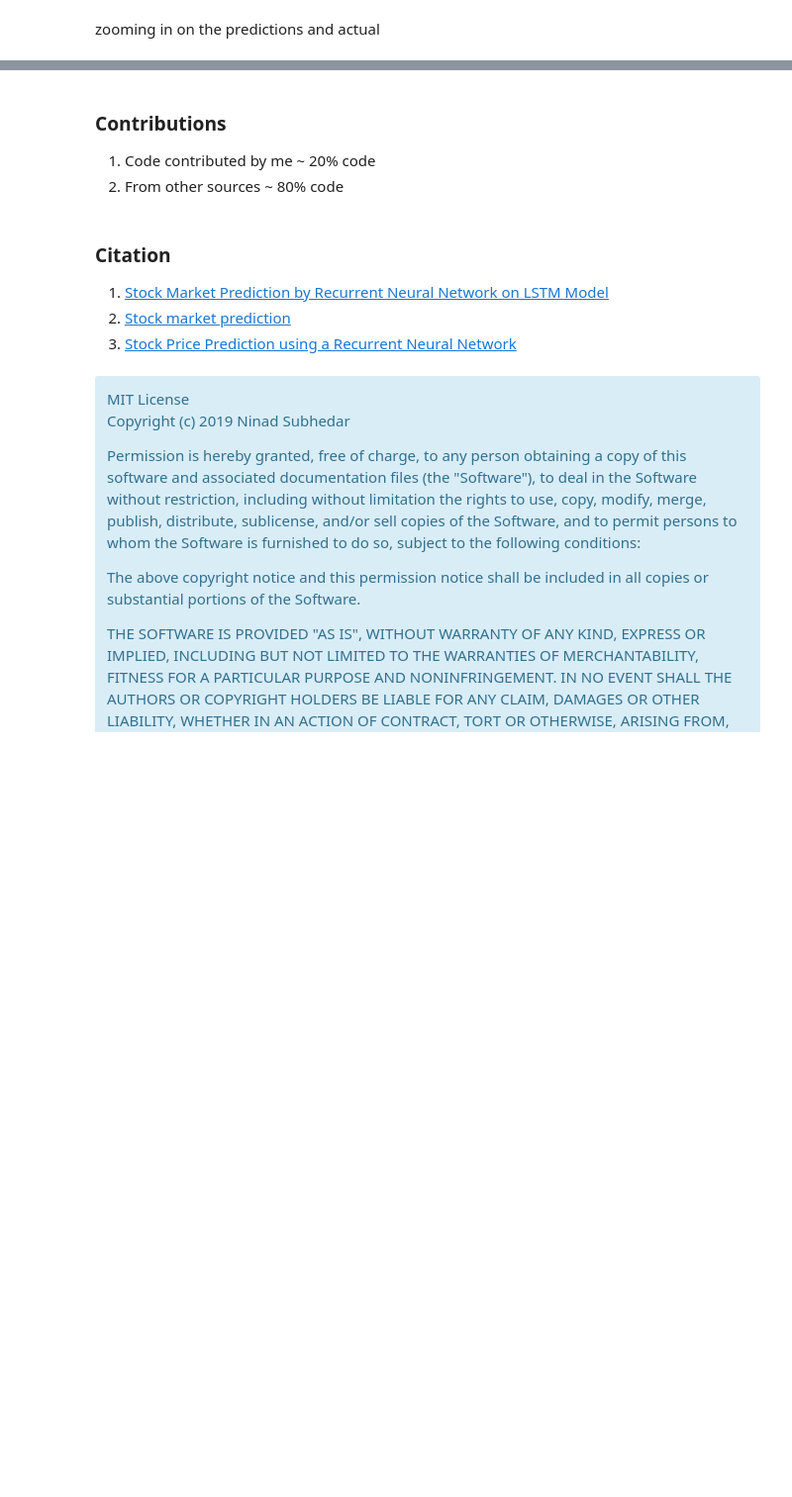
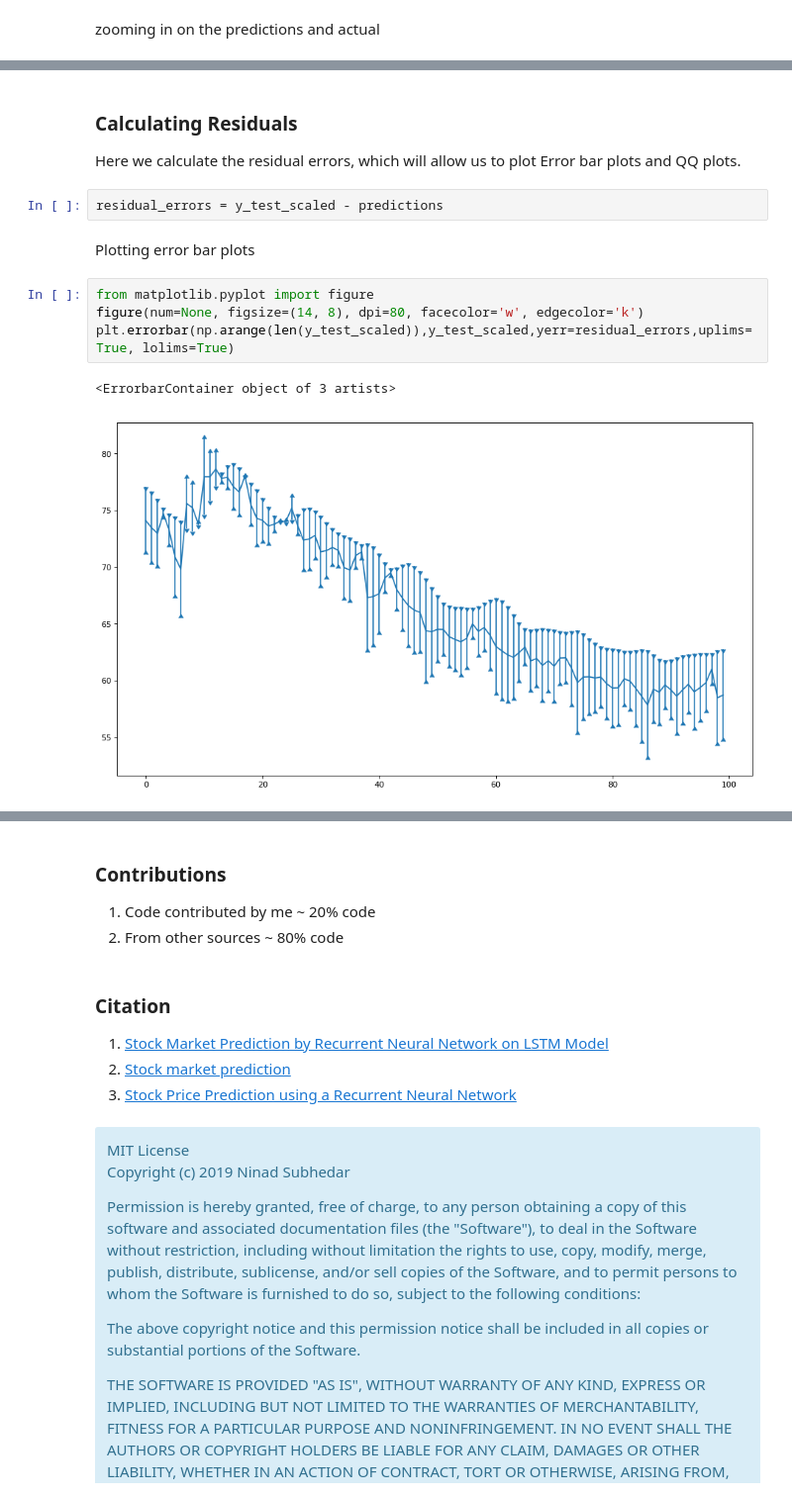
Before and after one commit to ninadsubhedar/StockPredictionWithLSTM, a Jupyter notebook: StockPricePredictionWithLSTM.ipynb, the cells around one changed output, grey strips where cells are left out. Shown at 99% size. Saved outputs shown, nothing was run; the diff lists cells and outputs as text; blank space fills up the shorter version.

```diff
--- a/StockPricePredictionWithLSTM.ipynb
+++ b/StockPricePredictionWithLSTM.ipynb
@@ -203,0 +198,15 @@ plt.legend()
+# %% [markdown]
+### Calculating Residuals
+
+Here we calculate the residual errors, which will allow us to plot Error bar plots and QQ plots.
+# %%
+residual_errors = y_test_scaled - predictions
+# %% [markdown]
+Plotting error bar plots
+# %%
+from matplotlib.pyplot import figure
+figure(num=None, figsize=(14, 8), dpi=80, facecolor='w', edgecolor='k')
+plt.errorbar(np.arange(len(y_test_scaled)),y_test_scaled,yerr=residual_errors,uplims=True, lolims=True)
+# %% [output]
+<ErrorbarContainer object of 3 artists>
+[figure, added]
```
Also changed, not shown: parts of 22 cells of this notebook, 8 other files.
